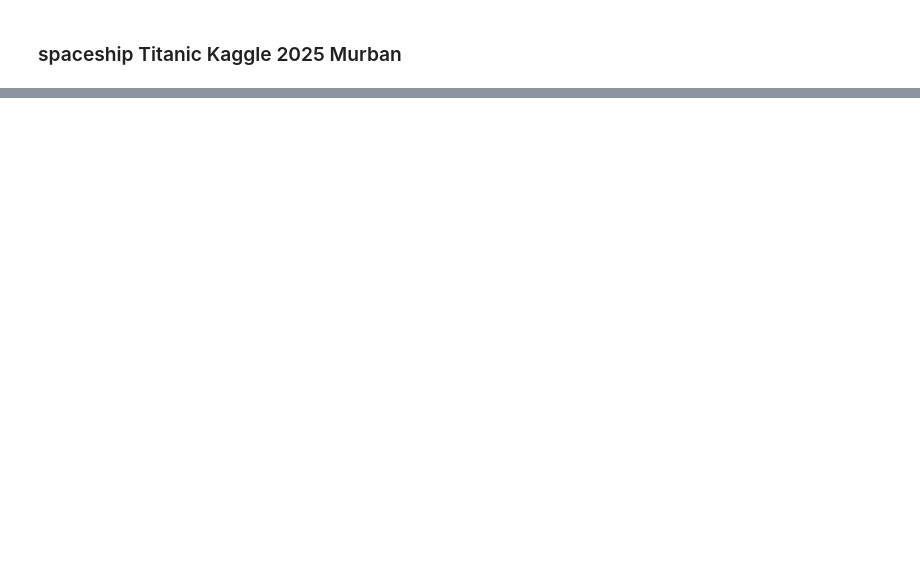
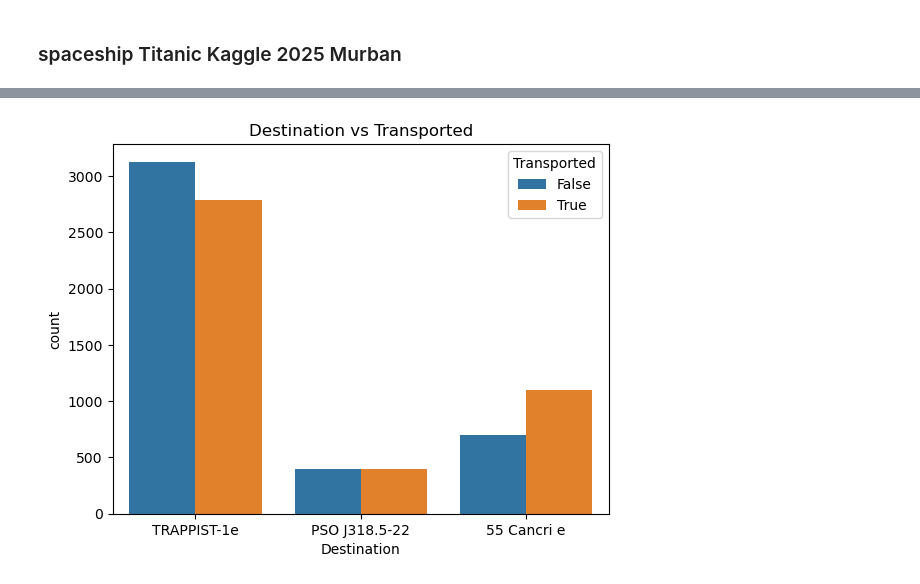
Before and after one commit to TomGit8/SpaceshipKaggle, a Jupyter notebook: Kaggle_spaceship_Murban.ipynb, the cells around one changed output, grey strips where cells are left out. Cells and saved outputs as stored; diff of their text form; code cells hidden in the pictures; blank space fills up the shorter version.

```diff
--- a/Kaggle_spaceship_Murban.ipynb
+++ b/Kaggle_spaceship_Murban.ipynb
@@ -34,0 +104,6 @@ max     24133.000000             NaN         NaN
+# %%
+sns.countplot(data=df, x='Destination', hue='Transported')
+plt.title("Destination vs Transported")
+plt.show()
+# %% [output]
+[figure, added]
```
Also changed, not shown: parts of 8 cells of this notebook.
